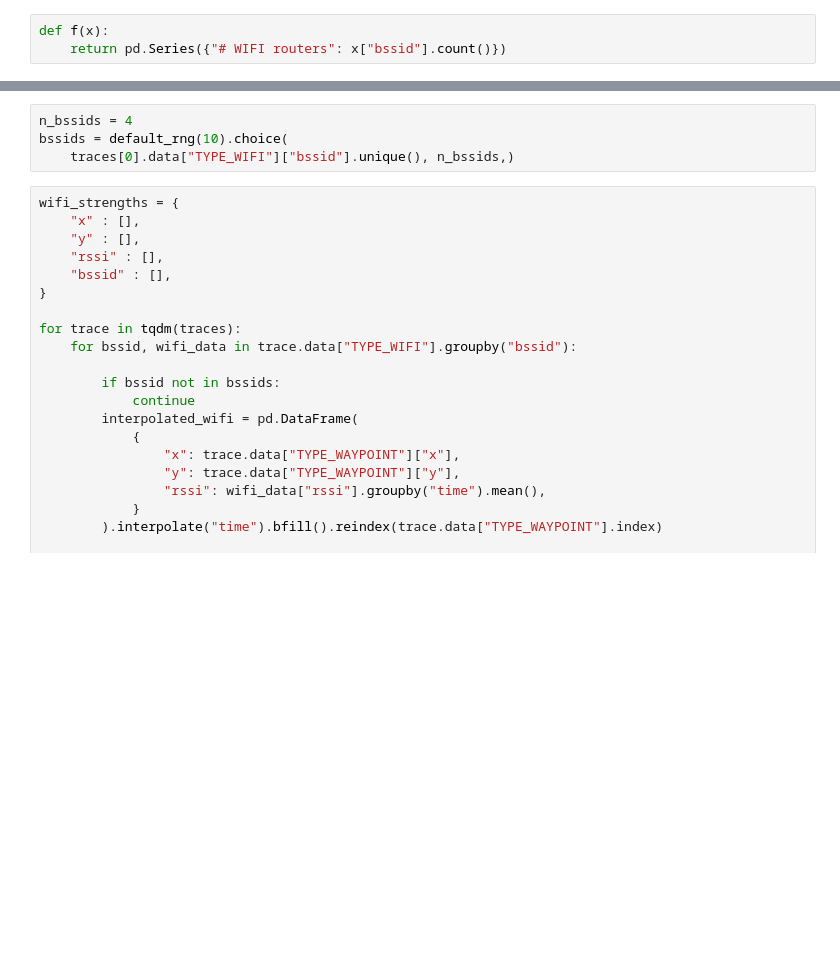
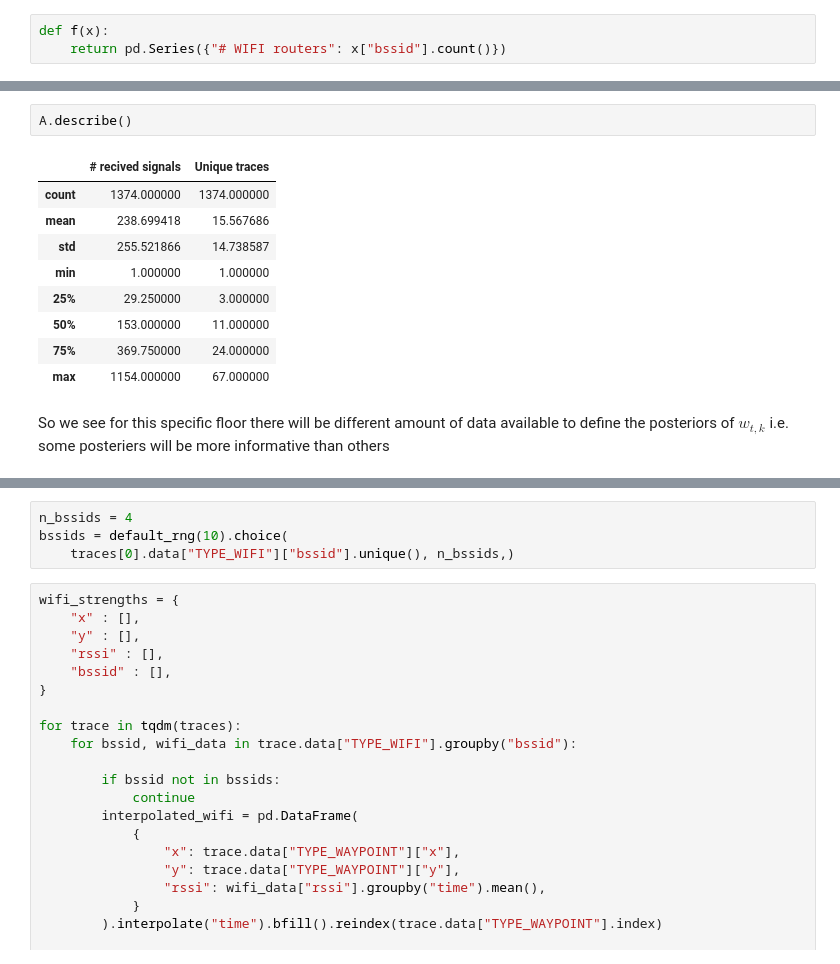
Before and after one commit to sorenhartmann/indoor-location-navigation, a Jupyter notebook: notebooks/exploratory.ipynb, the cells around one changed output, grey strips where cells are left out. Saved outputs shown, nothing was run; the diff lists cells and outputs as text; blank space fills up the shorter version.

```diff
--- a/notebooks/exploratory.ipynb
+++ b/notebooks/exploratory.ipynb
@@ -192,0 +205,14 @@ Average number of bssids/routers for a trace: 167.85
+# %%
+A.describe()
+# %% [output]
+|  | # recived signals | Unique traces |
+| count | 1374.000000 | 1374.000000 |
+| mean | 238.699418 | 15.567686 |
+| std | 255.521866 | 14.738587 |
+| min | 1.000000 | 1.000000 |
+| 25% | 29.250000 | 3.000000 |
+| 50% | 153.000000 | 11.000000 |
+| 75% | 369.750000 | 24.000000 |
+| max | 1154.000000 | 67.000000 |
+# %% [markdown]
+So we see for this specific floor there will be different amount of data available to define the posteriors of $w_{t,k}$ i.e. some posteriers will be more informative than others
```
Also changed, not shown: parts of 15 cells of this notebook.
